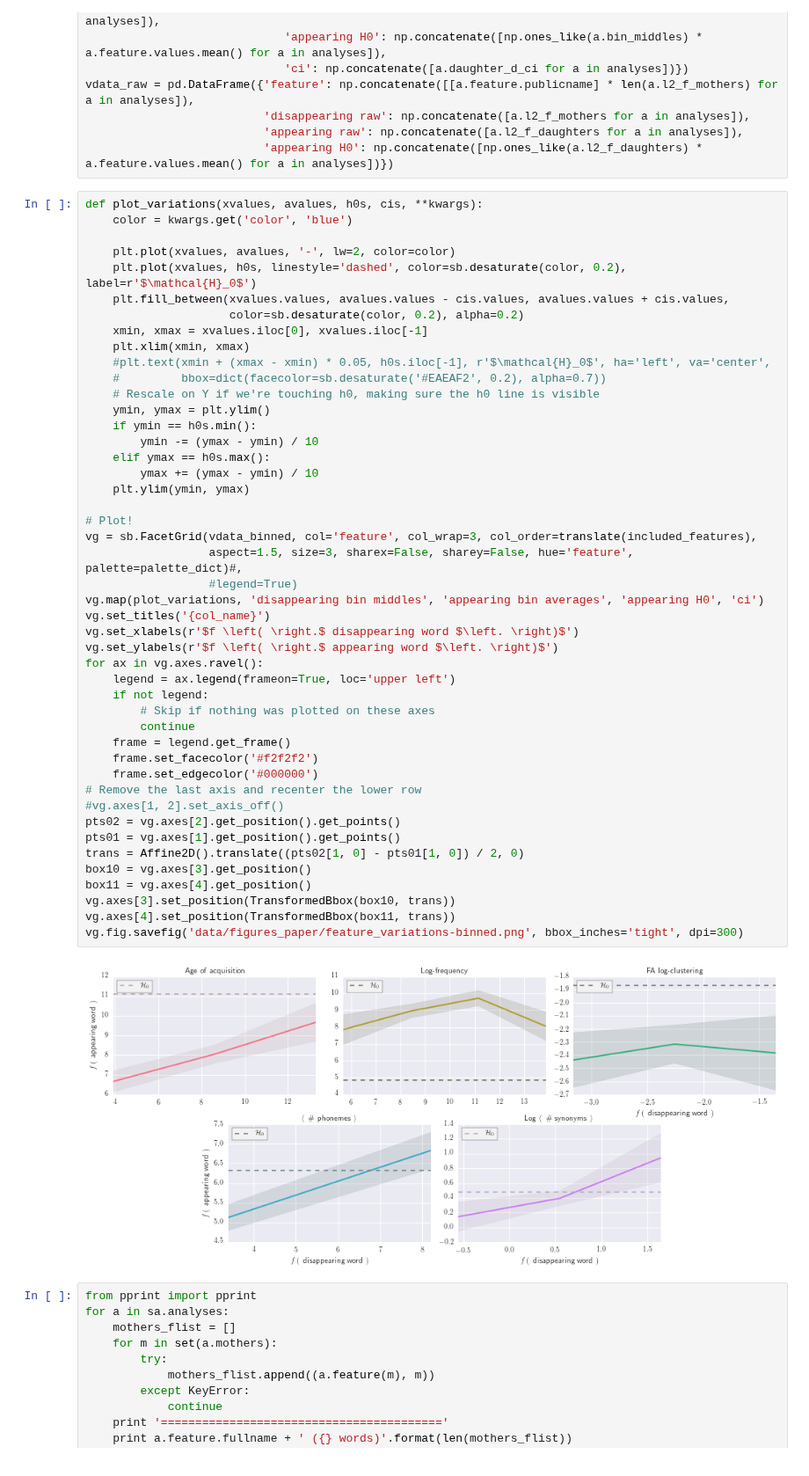
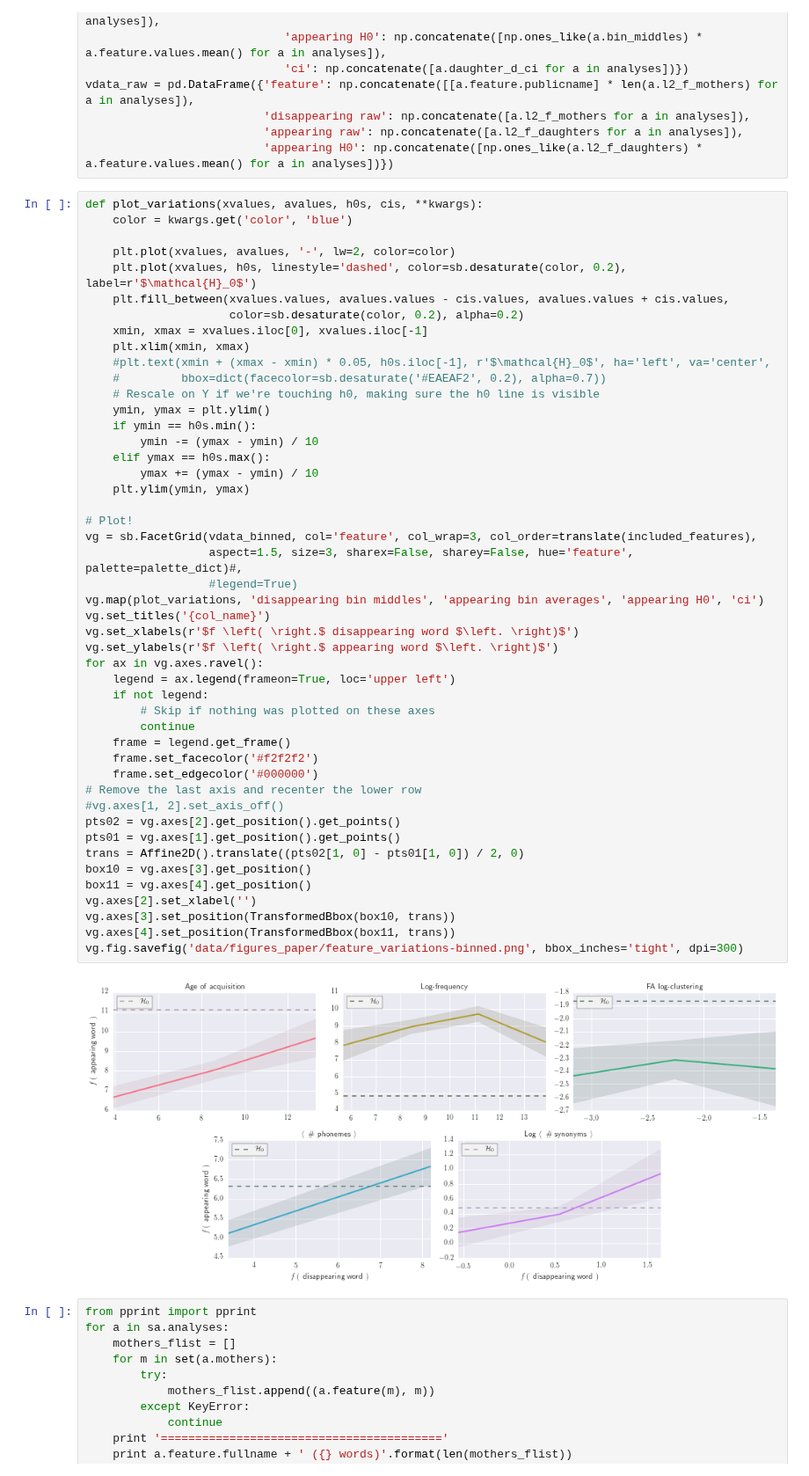
Before and after one commit to wehlutyk/brainscopypaste, a Jupyter notebook: substitutions_paper.ipynb, the cells around one changed output. Shown at 88% size. Saved outputs shown, nothing was run; the diff lists cells and outputs as text.

```diff
--- a/substitutions_paper.ipynb
+++ b/substitutions_paper.ipynb
@@ -205,34 +206,35 @@ def plot_variations(xvalues, avalues, h0s, cis, **kwargs):
         ymax += (ymax - ymin) / 10
     plt.ylim(ymin, ymax)
 
 # Plot!
 vg = sb.FacetGrid(vdata_binned, col='feature', col_wrap=3, col_order=translate(included_features),
                   aspect=1.5, size=3, sharex=False, sharey=False, hue='feature', palette=palette_dict)#,
                   #legend=True)
 vg.map(plot_variations, 'disappearing bin middles', 'appearing bin averages', 'appearing H0', 'ci')
 vg.set_titles('{col_name}')
 vg.set_xlabels(r'$f \left( \right.$ disappearing word $\left. \right)$')
 vg.set_ylabels(r'$f \left( \right.$ appearing word $\left. \right)$')
 for ax in vg.axes.ravel():
     legend = ax.legend(frameon=True, loc='upper left')
     if not legend:
         # Skip if nothing was plotted on these axes
         continue
     frame = legend.get_frame()
     frame.set_facecolor('#f2f2f2')
     frame.set_edgecolor('#000000')
 # Remove the last axis and recenter the lower row
 #vg.axes[1, 2].set_axis_off()
 pts02 = vg.axes[2].get_position().get_points()
 pts01 = vg.axes[1].get_position().get_points()
 trans = Affine2D().translate((pts02[1, 0] - pts01[1, 0]) / 2, 0)
 box10 = vg.axes[3].get_position()
 box11 = vg.axes[4].get_position()
+vg.axes[2].set_xlabel('')
 vg.axes[3].set_position(TransformedBbox(box10, trans))
 vg.axes[4].set_position(TransformedBbox(box11, trans))
 vg.fig.savefig('data/figures_paper/feature_variations-binned.png', bbox_inches='tight', dpi=300)
 # %% [output]
-[figure, old version]
+[figure, new version]
 # %%
 from pprint import pprint
 for a in sa.analyses:
```
Also changed, not shown: parts of 1 cell of this notebook, 2 other files.
